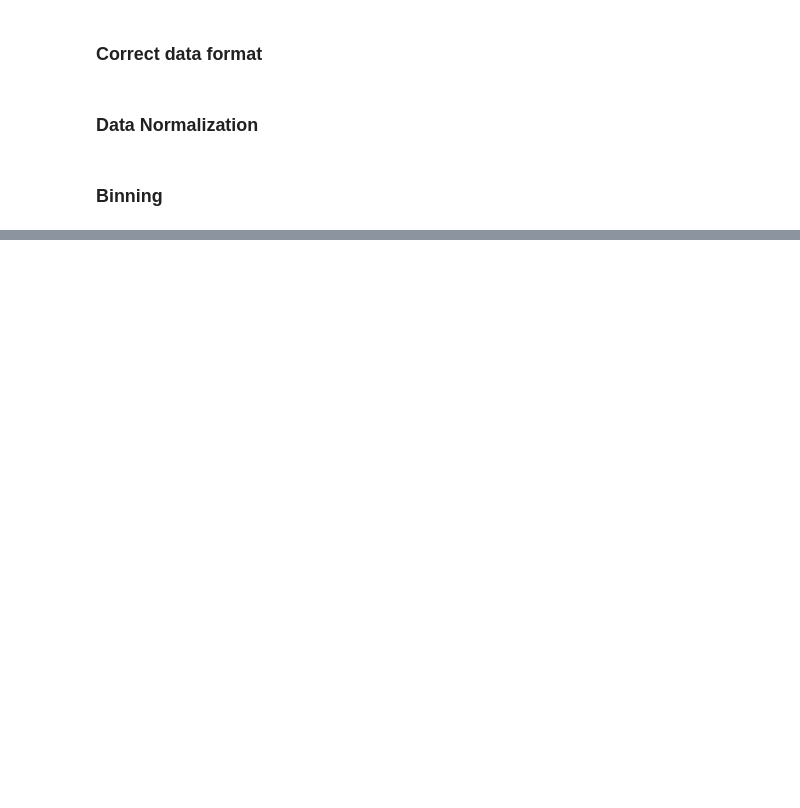
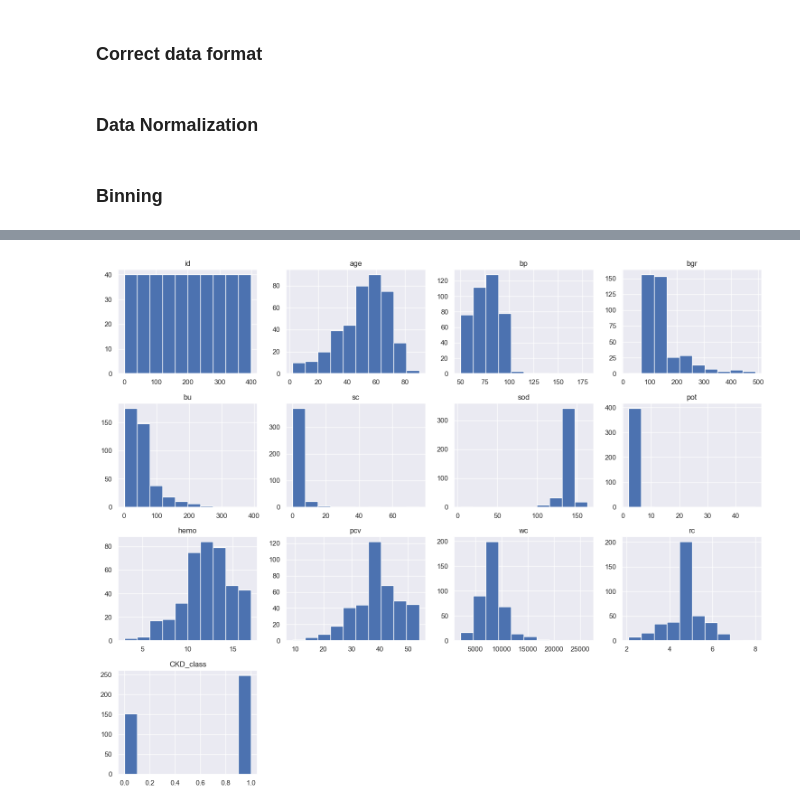
Before and after one commit to rcswider/Chronic-Kidney-Disease, a Jupyter notebook: notebooks/ISDS 7075 - Group 4 Project.ipynb, the cells around one changed output, grey strips where cells are left out. Cells and saved outputs as stored; diff of their text form; code cells hidden in the pictures; blank space fills up the shorter version.

Commit message:
Added visuals to Group 4 Project

```diff
--- a/notebooks/ISDS 7075 - Group 4 Project.ipynb
+++ b/notebooks/ISDS 7075 - Group 4 Project.ipynb
@@ -445,0 +531,8 @@ plt.show()
+# %%
+df_kd.hist(figsize=(15,12))
+
+plt.tight_layout()
+
+plt.show()
+# %% [output]
+[figure, added]
```
Also changed, not shown: parts of 13 cells of this notebook, 1 other file.
